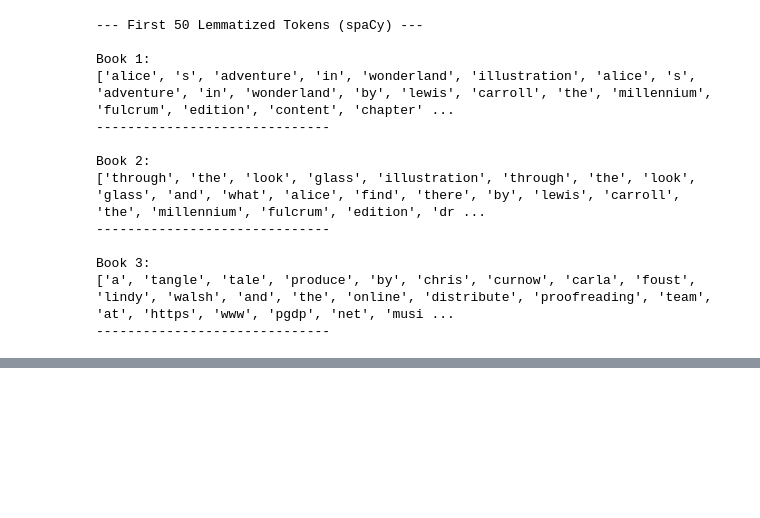
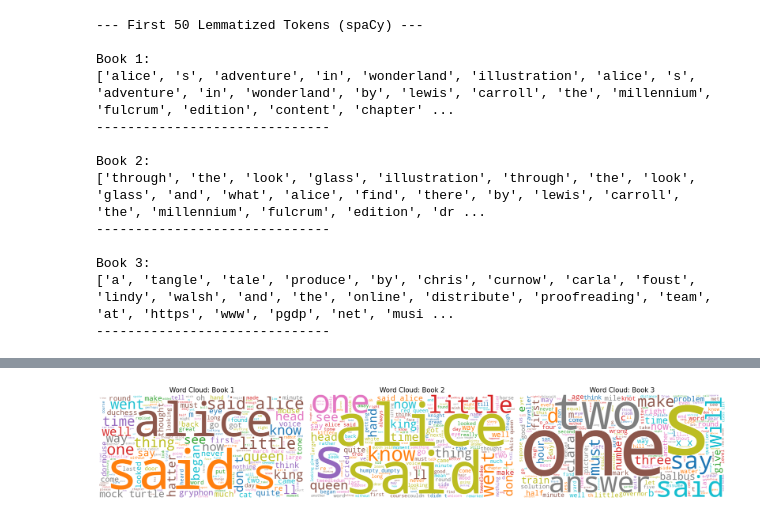
Before and after one commit to benbokser/DI193, a Jupyter notebook: week8/day1/DailyChallenge.ipynb, the cells around one changed output, grey strips where cells are left out. Saved outputs shown, nothing was run; the diff lists cells and outputs as text; code cells hidden in the pictures; blank space fills up the shorter version.

```diff
--- a/week8/day1/DailyChallenge.ipynb
+++ b/week8/day1/DailyChallenge.ipynb
@@ -93,13 +93,12 @@ def load_texts(urls: list) -> list:
 
     # Standard header to avoid being blocked by some websites
     headers = {
-        'User-Agent': 'Mozilla/5.0 (Windows NT 10.0; Win64; x64) AppleWebKit/537.36'
-    }
+        'User-Agent': 'Mozilla/5.0 (Windows NT 10.0; Win64; x64) AppleWebKit/537.36 (KHTML, like Gecko) Chrome/91.0.4472.124 Safari/537.36'    }
 
     for url in urls:
         try:
             # 1. Fetch the content
-            response = requests.get(url, headers=headers, timeout=10)
+            response = requests.get(url, headers=headers, timeout=20)
             response.raise_for_status() # Check for HTTP errors
 
             raw_text = response.text
@@ -113,7 +112,7 @@ def load_texts(urls: list) -> list:
             cleaned_text = " ".join(cleaned_text.split())
 
             # 4. Append to corpus
-            corpus.append(cleaned_text.lower())
+            corpus.append(cleaned_text)
 
         except requests.exceptions.RequestException as e:
             print(f"Failed to load {url}: {e}")
@@ -399,0 +430,11 @@ Book 3:
+# %%
+# 9. Using NLTK identify all the entities of each text
+# This requires using the non-lowercase version of the texts: sliced_corpus_tokens
+# So to create POS tags again on non-lowercase texts:
+corpus_pos_tags = [pos_tag(book_tokens) for book_tokens in sliced_corpus_tokens]
+
+from nltk import ne_chunk
+
+nltk.download('maxent_ne_chunker')
+nltk.download('maxent_ne_chunker_tab')
+nltk.download('words')
@@ -399,0 +486,29 @@ Book 3:
+# %%
+# Analysing the text
+
+# 1. Using wordcloud and matplotlib, display a word cloud of each book.
+
+import matplotlib.pyplot as plt
+from wordcloud import WordCloud
+# 1. Set up the figure for 3 subplots (1 row, 3 columns)
+plt.figure(figsize=(20, 10))
+
+for i, tokens in enumerate(cleaned_corpus_tokens):
+    # WordCloud needs a single string, not a list of tokens
+    text_string = " ".join(tokens)
+
+    # 2. Generate the word cloud
+    # You can customize background_color, colormap (e.g., 'viridis', 'magma'), and max_words
+    wc = WordCloud(width=800, height=400, background_color='white', colormap='tab10').generate(text_string)
+
+    # 3. Add to the subplot
+    plt.subplot(1, 3, i + 1)
+    plt.imshow(wc, interpolation='bilinear')
+    plt.title(f"Word Cloud: Book {i+1}", fontsize=15)
+    plt.axis("off") # Hide the x and y axis numbers
+
+# 4. Show the final result
+plt.tight_layout()
+plt.show()
+# %% [output]
+[figure, added]
```
Also changed, not shown: parts of 14 cells of this notebook.
